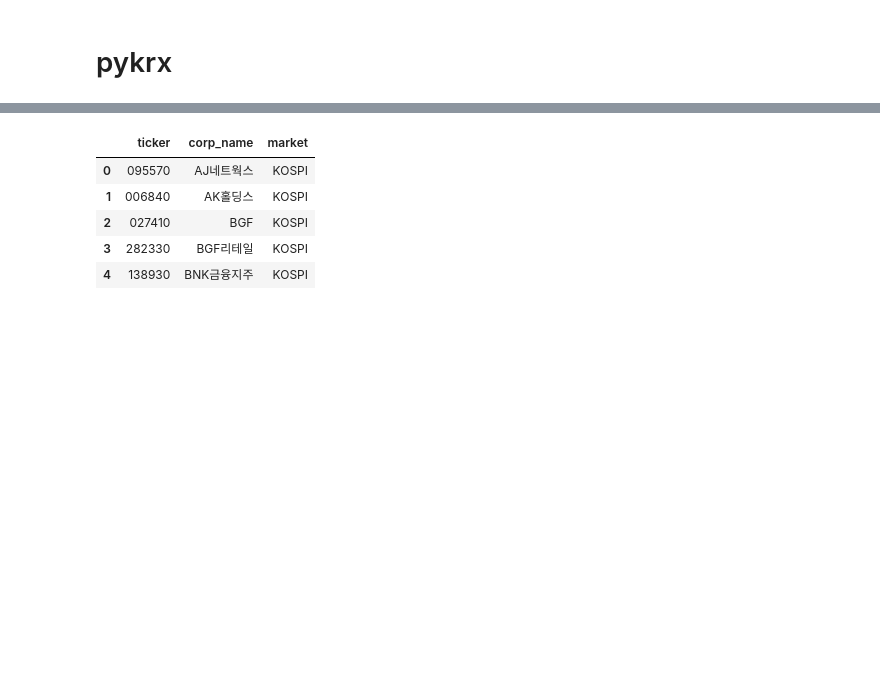
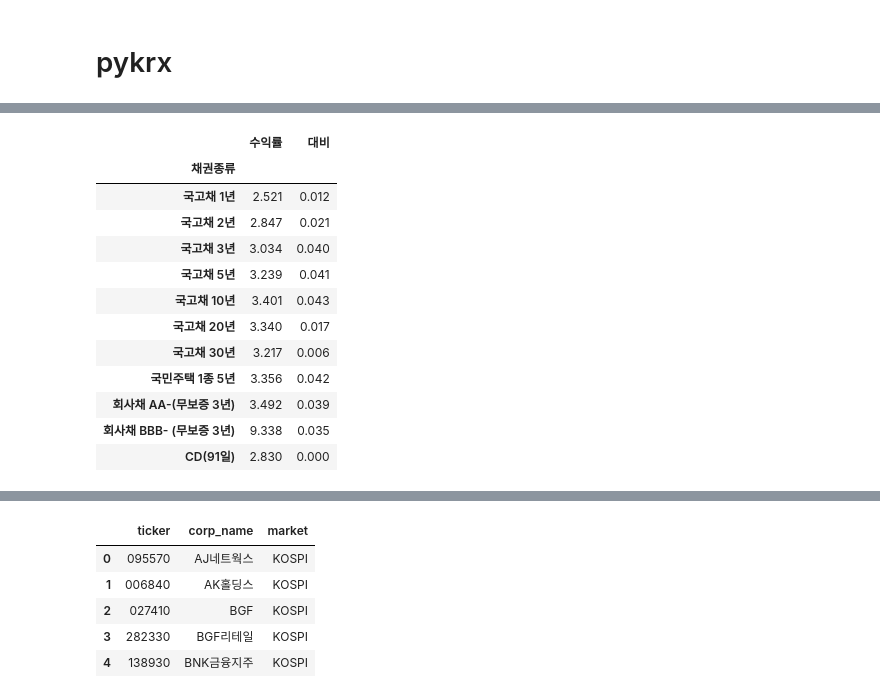
Before and after one commit to HST0077/HYOTC, a Jupyter notebook: volcorr.ipynb, the cells around one changed output, grey strips where cells are left out. Saved outputs shown, nothing was run; the diff lists cells and outputs as text; code cells hidden in the pictures; blank space fills up the shorter version.

```diff
--- a/volcorr.ipynb
+++ b/volcorr.ipynb
@@ -82,3 +82,21 @@ from datetime import datetime
 now = datetime.now()
 today_date1 = now.strftime('%Y%m%d')
 start_date = '20240101'
+# %%
+# 채권 수익율 정보 가져오기
+df = bond.get_otc_treasury_yields(today_date1)
+df
+# %% [output]
+|  | 수익률 | 대비 |
+| 채권종류 |  |  |
+| 국고채 1년 | 2.521 | 0.012 |
+| 국고채 2년 | 2.847 | 0.021 |
+| 국고채 3년 | 3.034 | 0.040 |
+| 국고채 5년 | 3.239 | 0.041 |
+| 국고채 10년 | 3.401 | 0.043 |
+| 국고채 20년 | 3.340 | 0.017 |
+| 국고채 30년 | 3.217 | 0.006 |
+| 국민주택 1종 5년 | 3.356 | 0.042 |
+| 회사채 AA-(무보증 3년) | 3.492 | 0.039 |
+| 회사채 BBB- (무보증 3년) | 9.338 | 0.035 |
+| CD(91일) | 2.830 | 0.000 |
```
Also changed, not shown: parts of 3 cells of this notebook.
